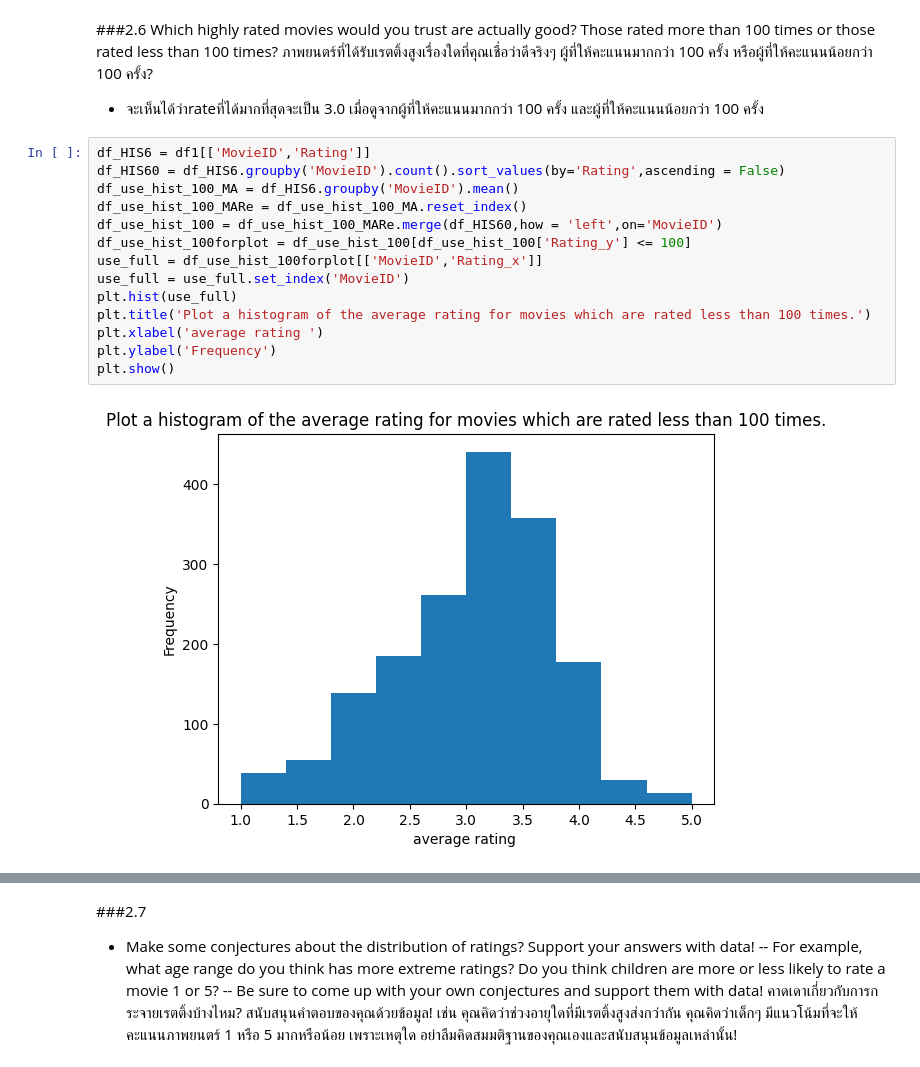
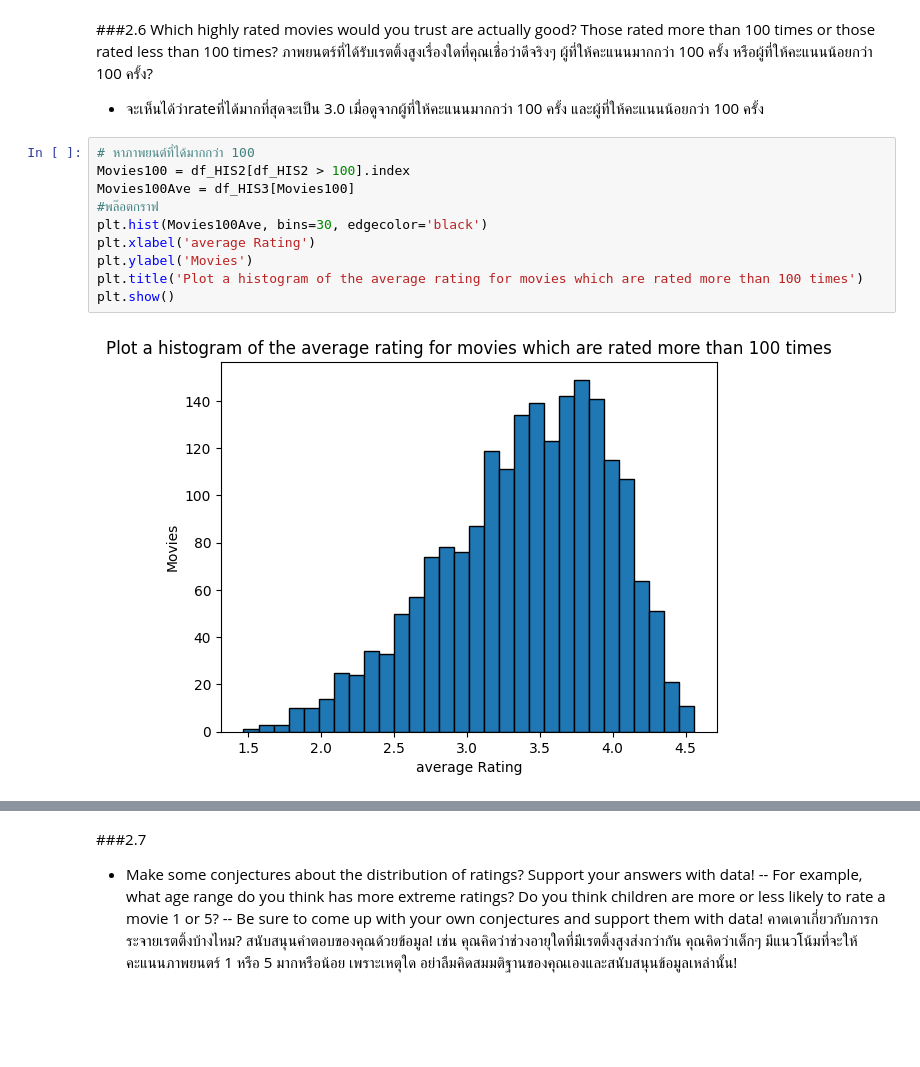
Before and after one commit to ananyapoonsawat/Python_dataviz2023, a Jupyter notebook: Project2_66.ipynb, the cells around one changed output, grey strips where cells are left out. Drawn from its saved outputs; the diff is of its cells as text; blank space fills up the shorter version.

```diff
--- a/Project2_66.ipynb
+++ b/Project2_66.ipynb
@@ -412,19 +400,15 @@ Which highly rated movies would you trust are actually good?  Those rated more t
 100 ครั้ง หรือผู้ที่ให้คะแนนน้อยกว่า 100 ครั้ง?
 
 - จะเห็นได้ว่าrateที่ได้มากที่สุดจะเป็น 3.0 เมื่อดูจากผู้ที่ให้คะแนนมากกว่า 100 ครั้ง และผู้ที่ให้คะแนนน้อยกว่า 100 ครั้ง
-# %%
-df_HIS6 = df1[['MovieID','Rating']]
-df_HIS60 = df_HIS6.groupby('MovieID').count().sort_values(by='Rating',ascending = False)
-df_use_hist_100_MA = df_HIS6.groupby('MovieID').mean()
-df_use_hist_100_MARe = df_use_hist_100_MA.reset_index()
-df_use_hist_100 = df_use_hist_100_MARe.merge(df_HIS60,how = 'left',on='MovieID')
-df_use_hist_100forplot = df_use_hist_100[df_use_hist_100['Rating_y'] <= 100]
-use_full = df_use_hist_100forplot[['MovieID','Rating_x']]
-use_full = use_full.set_index('MovieID')
-plt.hist(use_full)
-plt.title('Plot a histogram of the average rating for movies which are rated less than 100 times.')
-plt.xlabel('average rating ')
-plt.ylabel('Frequency')
-plt.show()
-# %% [output]
-[figure, removed]
+# %%
+# หาภาพยนต์ที่ได้มากกว่า 100
+Movies100 = df_HIS2[df_HIS2 > 100].index
+Movies100Ave = df_HIS3[Movies100]
+#พล๊อตกราฟ
+plt.hist(Movies100Ave, bins=30, edgecolor='black')
+plt.xlabel('average Rating')
+plt.ylabel('Movies')
+plt.title('Plot a histogram of the average rating for movies which are rated more than 100 times')
+plt.show()
+# %% [output]
+[figure, added]
```
Also changed, not shown: parts of 34 cells of this notebook.
